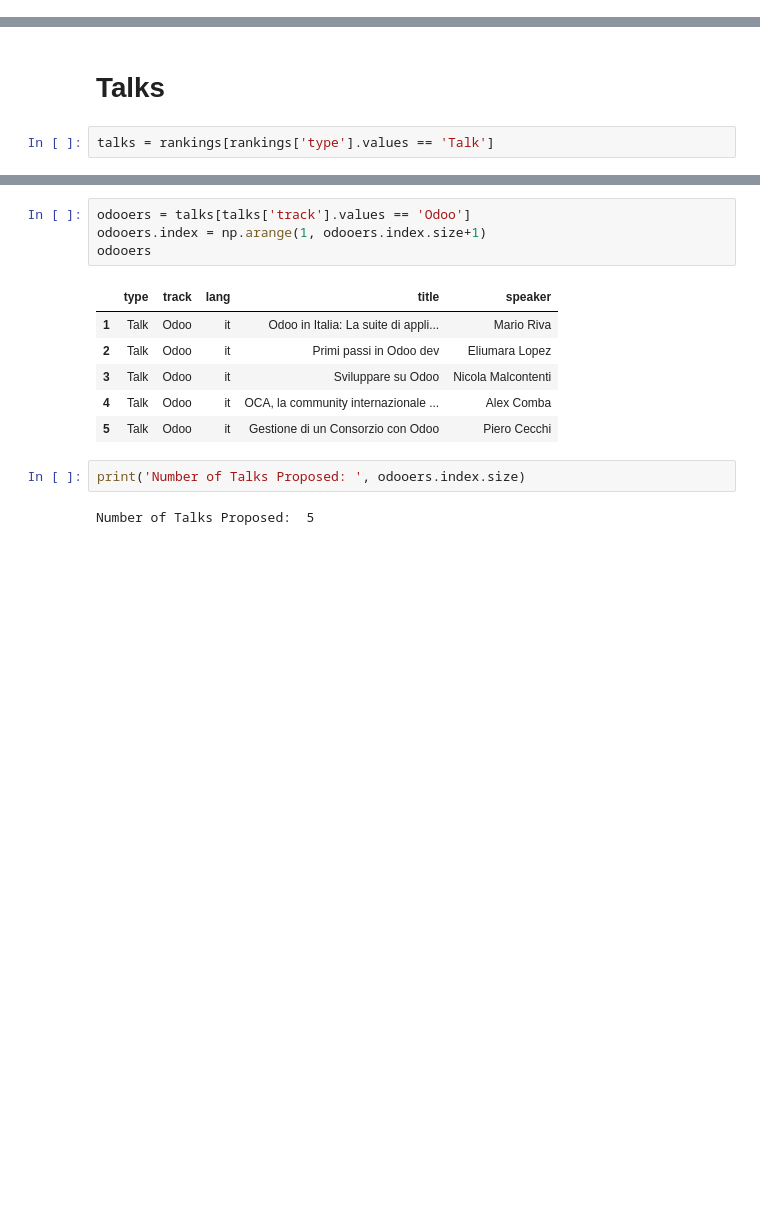
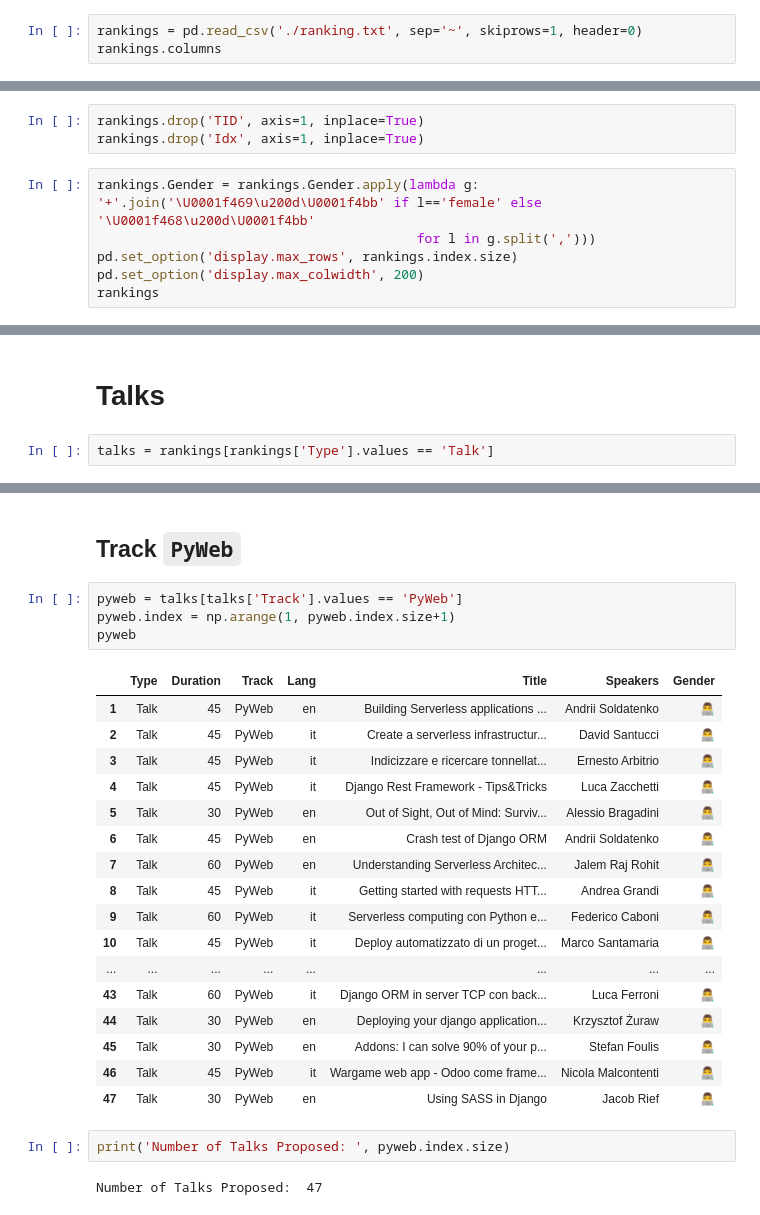
Before and after one commit to leriomaggio/pyconit-community-voting, a Jupyter notebook: Conference Talks Rankings.ipynb, the cells around one changed output, grey strips where cells are left out. Drawn from its saved outputs; the diff is of its cells as text; blank space fills up the shorter version.

Commit message:
PyCon Otto Ranking results

```diff
--- a/Conference Talks Rankings.ipynb
+++ b/Conference Talks Rankings.ipynb
@@ -38,0 +13,3 @@ rankings
+# %%
+rankings = pd.read_csv('./ranking.txt', sep='~', skiprows=1, header=0)
+rankings.columns
@@ -38,0 +20,9 @@ rankings
+# %%
+rankings.drop('TID', axis=1, inplace=True)
+rankings.drop('Idx', axis=1, inplace=True)
+# %%
+rankings.Gender = rankings.Gender.apply(lambda g: '+'.join('\U0001f469\u200d\U0001f4bb' if l=='female' else '\U0001f468\u200d\U0001f4bb'
+                                         for l in g.split(',')))
+pd.set_option('display.max_rows', rankings.index.size)
+pd.set_option('display.max_colwidth', 200)
+rankings
@@ -57,6 +85,6 @@ rankings[rankings['type'].values == 'Training']
 <a name="talks"></a>
 # Talks
 # %%
-talks = rankings[rankings['type'].values == 'Talk']
+talks = rankings[rankings['Type'].values == 'Talk']
 # %% [markdown]
 <a name="pycon"></a>
@@ -159,15 +178,29 @@ Number of Talks Proposed:  21
+# %% [markdown]
+<a name="pyweb"></a>
+## Track  `PyWeb`
 # %%
-odooers = talks[talks['track'].values == 'Odoo']
-odooers.index = np.arange(1, odooers.index.size+1)
-odooers
+pyweb = talks[talks['Track'].values == 'PyWeb']
+pyweb.index = np.arange(1, pyweb.index.size+1)
+pyweb
 # %% [output]
-|  | type | track | lang | title | speaker |
-| 1 | Talk | Odoo | it | Odoo in Italia: La suite di appli... | Mario Riva |
-| 2 | Talk | Odoo | it | Primi passi in Odoo dev | Eliumara Lopez |
-| 3 | Talk | Odoo | it | Sviluppare su Odoo | Nicola Malcontenti |
-| 4 | Talk | Odoo | it | OCA, la community internazionale ... | Alex Comba |
-| 5 | Talk | Odoo | it | Gestione di un Consorzio con Odoo | Piero Cecchi |
+|  | Type | Duration | Track | Lang | Title | Speakers | Gender |
+| 1 | Talk | 45 | PyWeb | en | Building Serverless applications ... | Andrii Soldatenko | 👨‍💻 |
+| 2 | Talk | 45 | PyWeb | it | Create a serverless infrastructur... | David Santucci | 👨‍💻 |
+| 3 | Talk | 45 | PyWeb | it | Indicizzare e ricercare tonnellat... | Ernesto Arbitrio | 👨‍💻 |
+| 4 | Talk | 45 | PyWeb | it | Django Rest Framework - Tips&Tricks | Luca Zacchetti | 👨‍💻 |
+| 5 | Talk | 30 | PyWeb | en | Out of Sight, Out of Mind: Surviv... | Alessio Bragadini | 👨‍💻 |
+| 6 | Talk | 45 | PyWeb | en | Crash test of Django ORM | Andrii Soldatenko | 👨‍💻 |
+| 7 | Talk | 60 | PyWeb | en | Understanding Serverless Architec... | Jalem Raj Rohit | 👨‍💻 |
+| 8 | Talk | 45 | PyWeb | it | Getting started with requests HTT... | Andrea Grandi | 👨‍💻 |
+| 9 | Talk | 60 | PyWeb | it | Serverless computing con Python e... | Federico Caboni | 👨‍💻 |
+| 10 | Talk | 45 | PyWeb | it | Deploy automatizzato di un proget... | Marco Santamaria | 👨‍💻 |
+| ... | ... | ... | ... | ... | ... | ... | ... |
+| 43 | Talk | 60 | PyWeb | it | Django ORM in server TCP con back... | Luca Ferroni | 👨‍💻 |
+| 44 | Talk | 30 | PyWeb | en | Deploying your django application... | Krzysztof Żuraw | 👨‍💻 |
+| 45 | Talk | 30 | PyWeb | en | Addons: I can solve 90% of your p... | Stefan Foulis | 👨‍💻 |
+| 46 | Talk | 45 | PyWeb | it | Wargame web app - Odoo come frame... | Nicola Malcontenti | 👨‍💻 |
+| 47 | Talk | 30 | PyWeb | en | Using SASS in Django | Jacob Rief | 👨‍💻 |
 # %%
-print('Number of Talks Proposed: ', odooers.index.size)
+print('Number of Talks Proposed: ', pyweb.index.size)
 # %% [output]
-Number of Talks Proposed:  5
+Number of Talks Proposed:  47
```
Also changed, not shown: parts of 30 cells of this notebook, 3 other files.
